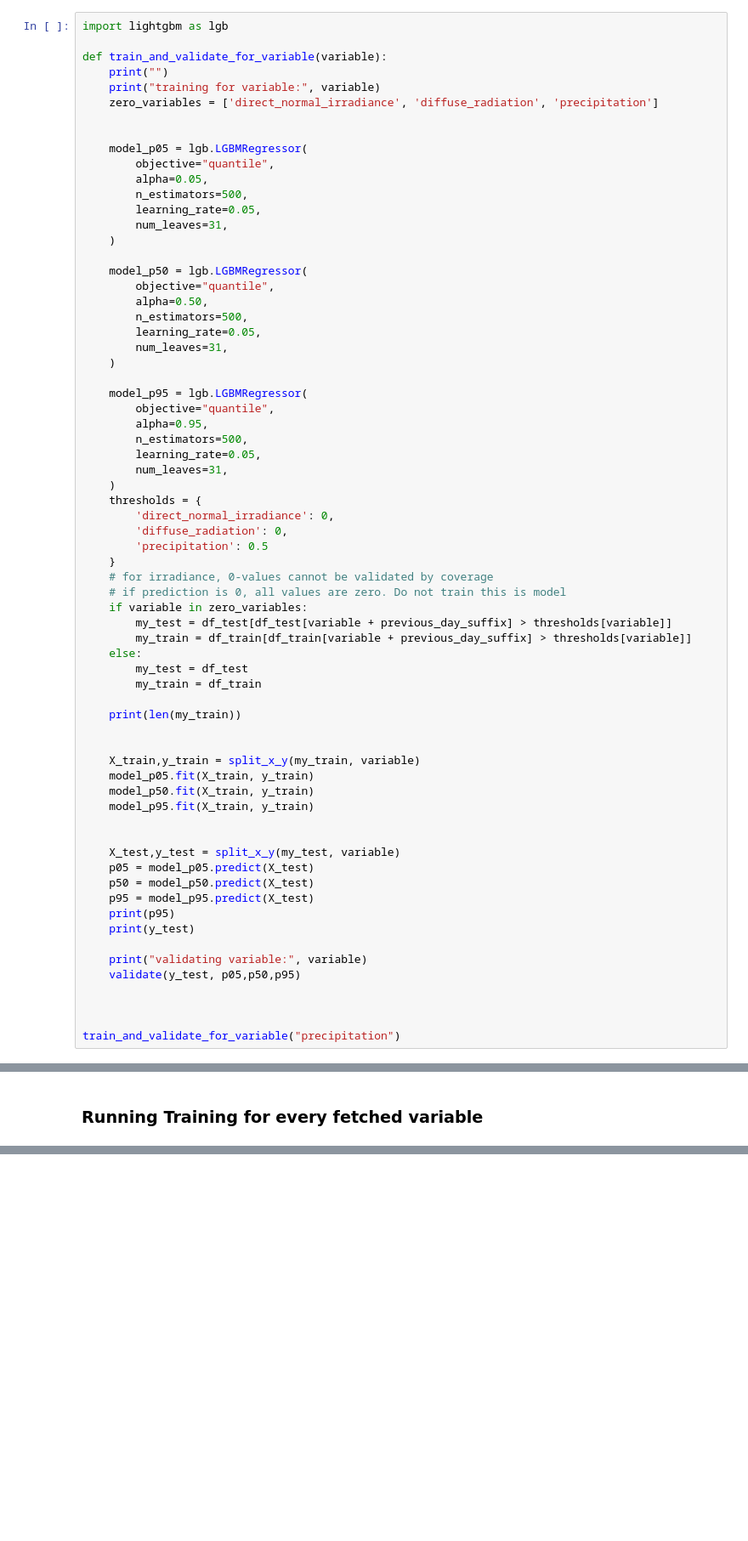
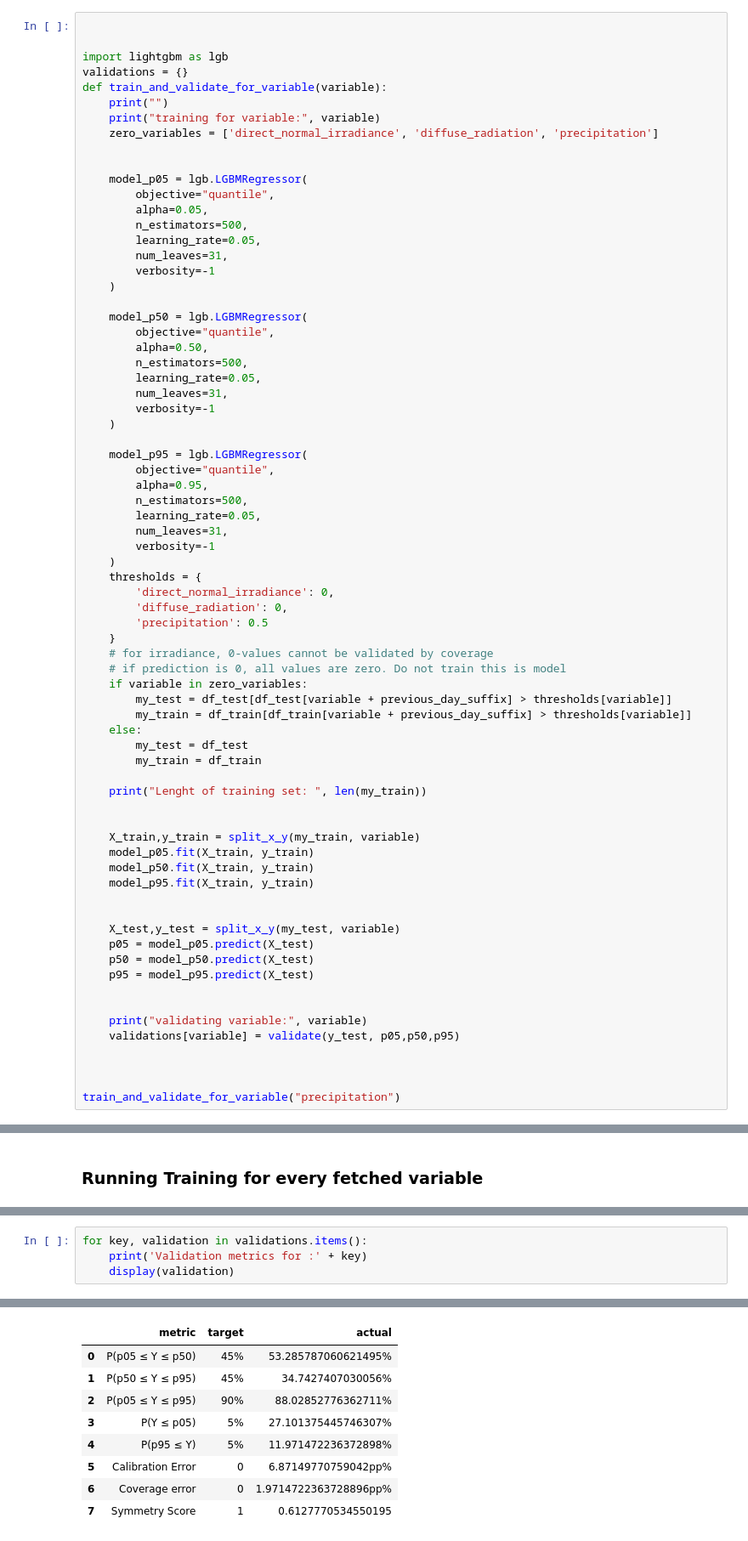
Before and after one commit to floatingbits/energy_management, a Jupyter notebook: notebooks/03_uncertainty_modeling.ipynb, the cells around one changed output, grey strips where cells are left out. Shown at 85% size. Saved outputs shown, nothing was run; the diff lists cells and outputs as text; blank space fills up the shorter version.

Commit message:
Adding metrics to uncertainty model validation

```diff
--- a/notebooks/03_uncertainty_modeling.ipynb
+++ b/notebooks/03_uncertainty_modeling.ipynb
@@ -225,8 +279,10 @@ def validate(y_test, p05,p50,p95):
 # %% [markdown]
 ### Training models function definition
 # %%
+
+
 import lightgbm as lgb
-
+validations = {}
 def train_and_validate_for_variable(variable):
     print("")
     print("training for variable:", variable)
@@ -239,6 +295,7 @@ def train_and_validate_for_variable(variable):
         n_estimators=500,
         learning_rate=0.05,
         num_leaves=31,
+        verbosity=-1
     )
 
     model_p50 = lgb.LGBMRegressor(
@@ -247,6 +304,7 @@ def train_and_validate_for_variable(variable):
         n_estimators=500,
         learning_rate=0.05,
         num_leaves=31,
+        verbosity=-1
     )
 
     model_p95 = lgb.LGBMRegressor(
@@ -255,6 +313,7 @@ def train_and_validate_for_variable(variable):
         n_estimators=500,
         learning_rate=0.05,
         num_leaves=31,
+        verbosity=-1
     )
     thresholds = {
         'direct_normal_irradiance': 0,
@@ -270,7 +329,7 @@ def train_and_validate_for_variable(variable):
         my_test = df_test
         my_train = df_train
 
-    print(len(my_train))
+    print("Lenght of training set: ", len(my_train))
 
 
     X_train,y_train = split_x_y(my_train, variable)
@@ -283,11 +342,10 @@ def train_and_validate_for_variable(variable):
     p05 = model_p05.predict(X_test)
     p50 = model_p50.predict(X_test)
     p95 = model_p95.predict(X_test)
-    print(p95)
-    print(y_test)
+
 
     print("validating variable:", variable)
-    validate(y_test, p05,p50,p95)
+    validations[variable] = validate(y_test, p05,p50,p95)
 
 
 
@@ -335,0 +385,5 @@ Coverage >95: 0.07093625249500998
+# %%
+for key, validation in validations.items():
+    print('Validation metrics for :' + key)
+    display(validation)
+# %% [output]
@@ -335,0 +391,9 @@ Coverage >95: 0.07093625249500998
+|  | metric | target | actual |
+| 0 | P(p05 ≤ Y ≤ p50) | 45% | 53.285787060621495% |
+| 1 | P(p50 ≤ Y ≤ p95) | 45% | 34.7427407030056% |
+| 2 | P(p05 ≤ Y ≤ p95) | 90% | 88.02852776362711% |
+| 3 | P(Y ≤ p05) | 5% | 27.101375445746307% |
+| 4 | P(p95 ≤ Y) | 5% | 11.971472236372898% |
+| 5 | Calibration Error | 0 | 6.87149770759042pp% |
+| 6 | Coverage error | 0 | 1.9714722363728896pp% |
+| 7 | Symmetry Score | 1 | 0.6127770534550195 |
```
Also changed, not shown: parts of 5 cells of this notebook.
